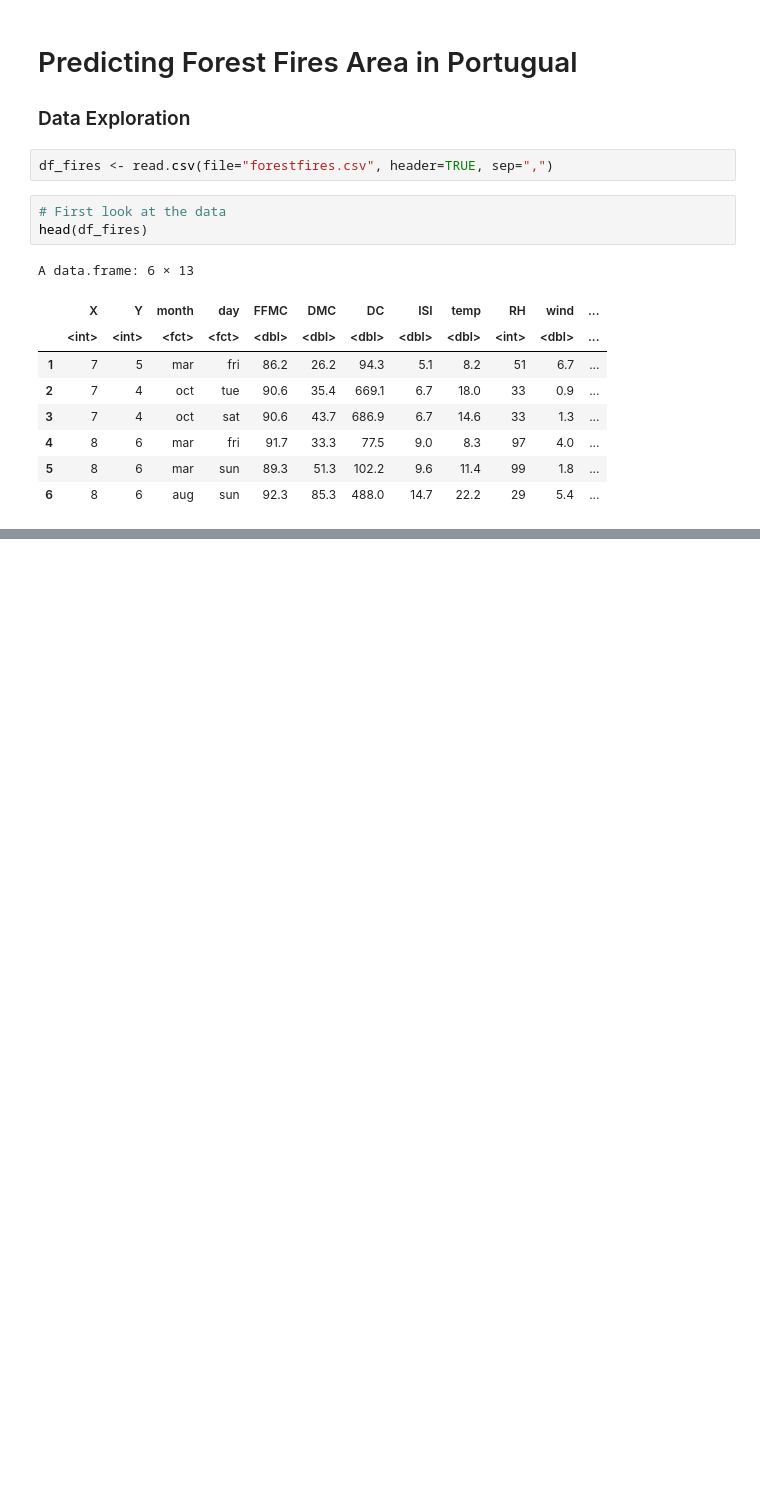
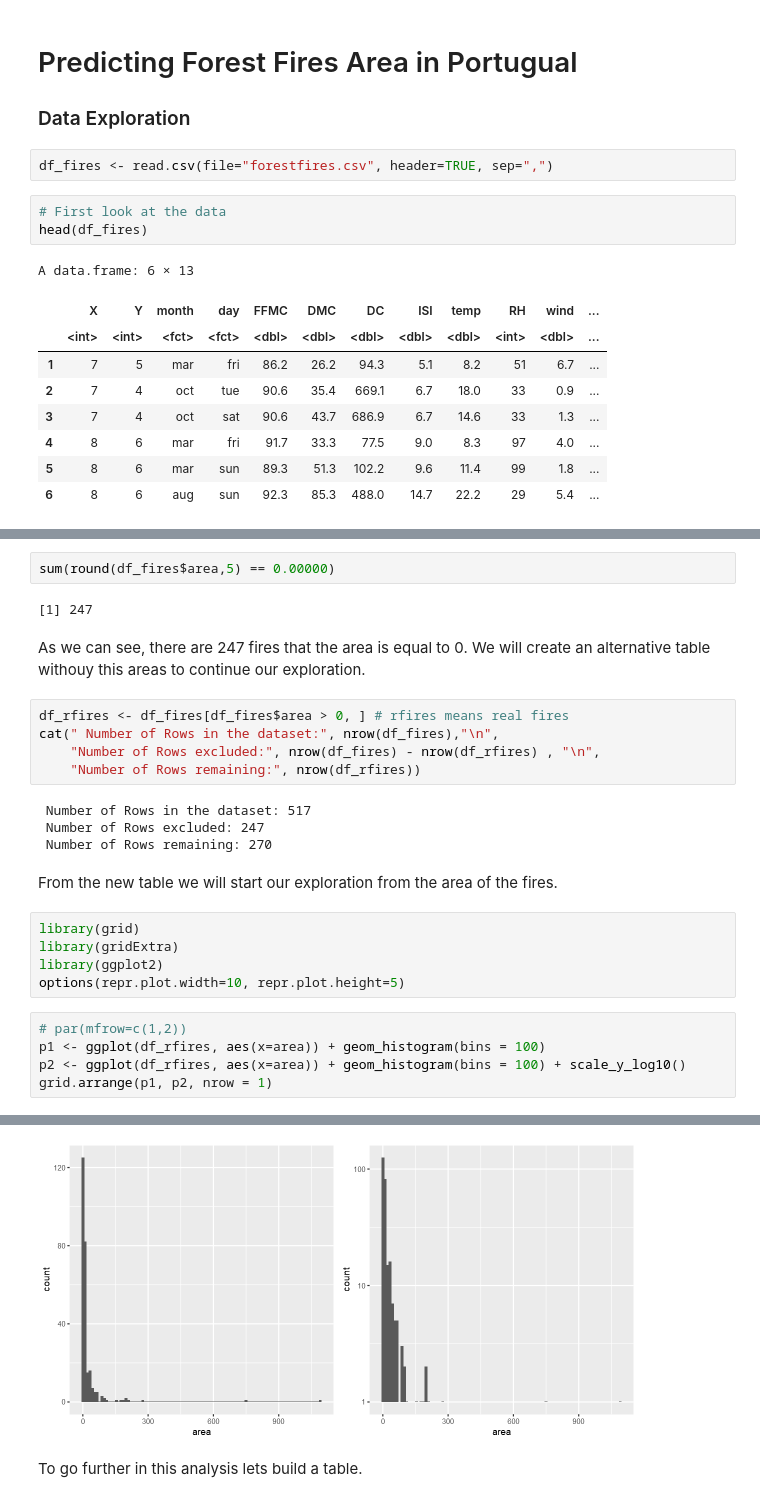
Before and after one commit to Agewerc/Bushfire-Analysis, a Jupyter notebook: Bushfire_Analysis_Area_Prediction.ipynb, the cells around one changed output, grey strips where cells are left out. Drawn from its saved outputs; the diff is of its cells as text; blank space fills up the shorter version.

Commit message:
Data Exploration - First Step

```diff
--- a/Bushfire_Analysis_Area_Prediction.ipynb
+++ b/Bushfire_Analysis_Area_Prediction.ipynb
@@ -41,0 +23,28 @@ summary(df_fires)
+# %%
+sum(round(df_fires$area,5) == 0.00000)
+# %% [output]
+[1] 247
+# %% [markdown]
+As we can see, there are 247 fires that the area is equal to 0. We will create an alternative table withouy this areas to continue our exploration.
+# %%
+df_rfires <- df_fires[df_fires$area > 0, ] # rfires means real fires
+cat(" Number of Rows in the dataset:", nrow(df_fires),"\n",
+    "Number of Rows excluded:", nrow(df_fires) - nrow(df_rfires) , "\n",
+    "Number of Rows remaining:", nrow(df_rfires))
+# %% [output]
+ Number of Rows in the dataset: 517
+ Number of Rows excluded: 247
+ Number of Rows remaining: 270
+# %% [markdown]
+From the new table we will start our exploration from the area of the fires.
+# %%
+library(grid)
+library(gridExtra)
+library(ggplot2)
+options(repr.plot.width=10, repr.plot.height=5)
+# %%
+# par(mfrow=c(1,2))
+p1 <- ggplot(df_rfires, aes(x=area)) + geom_histogram(bins = 100)
+p2 <- ggplot(df_rfires, aes(x=area)) + geom_histogram(bins = 100) + scale_y_log10()
+grid.arrange(p1, p2, nrow = 1)
+# %% [output]
@@ -41,0 +55,3 @@ summary(df_fires)
+[figure, added]
+# %% [markdown]
+To go further in this analysis lets build a table.
```
Also changed, not shown: parts of 18 cells of this notebook.
